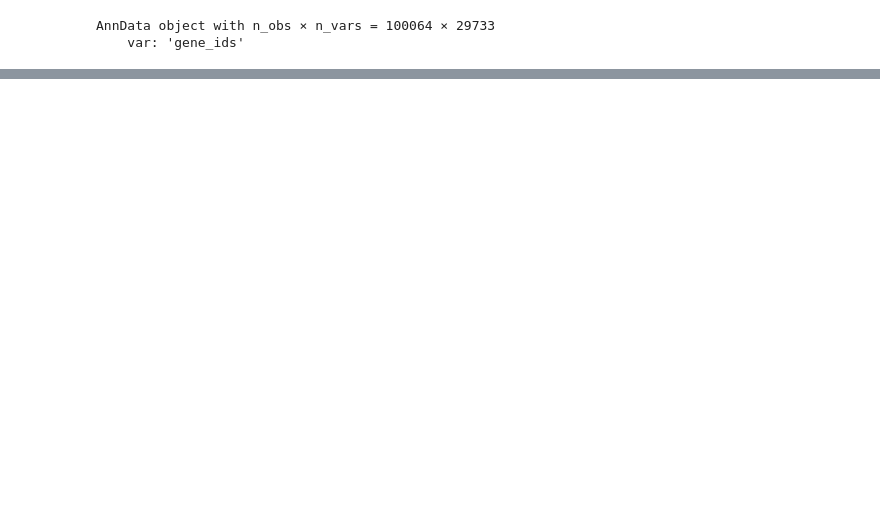
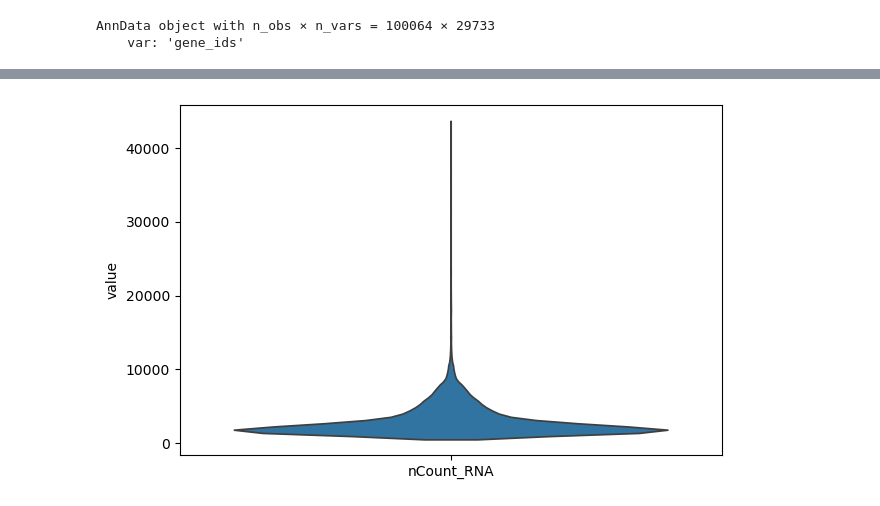
Before and after one commit to JoshuaGalla/BCMarkerDiscovery, a Jupyter notebook: analysis/project_analysis.ipynb, the cells around one changed output, grey strips where cells are left out. Cells and saved outputs as stored; diff of their text form; code cells hidden in the pictures; blank space fills up the shorter version.

```diff
--- a/analysis/project_analysis.ipynb
+++ b/analysis/project_analysis.ipynb
@@ -36,0 +120,5 @@ AnnData object with n_obs × n_vars = 100064 × 29733
+# %%
+sc.pl.violin(adata, ['nCount_RNA'], stripplot = False)
+plt.show()
+# %% [output]
+[figure, added]
```
Also changed, not shown: parts of 23 cells of this notebook.
